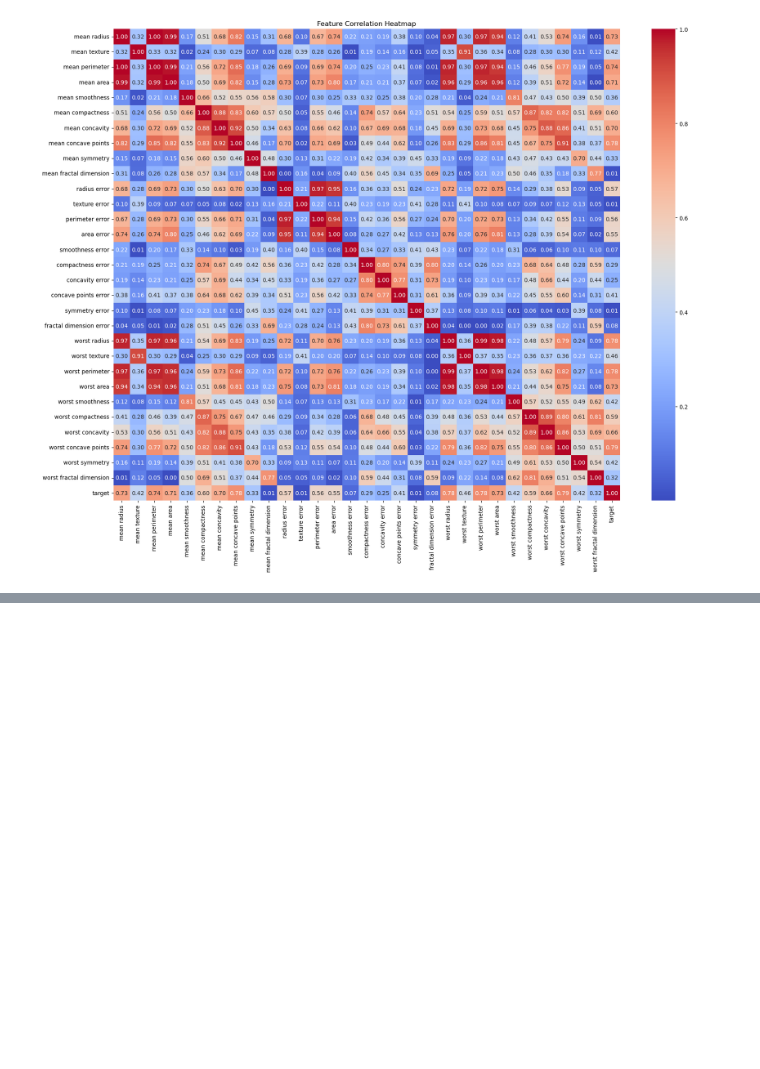
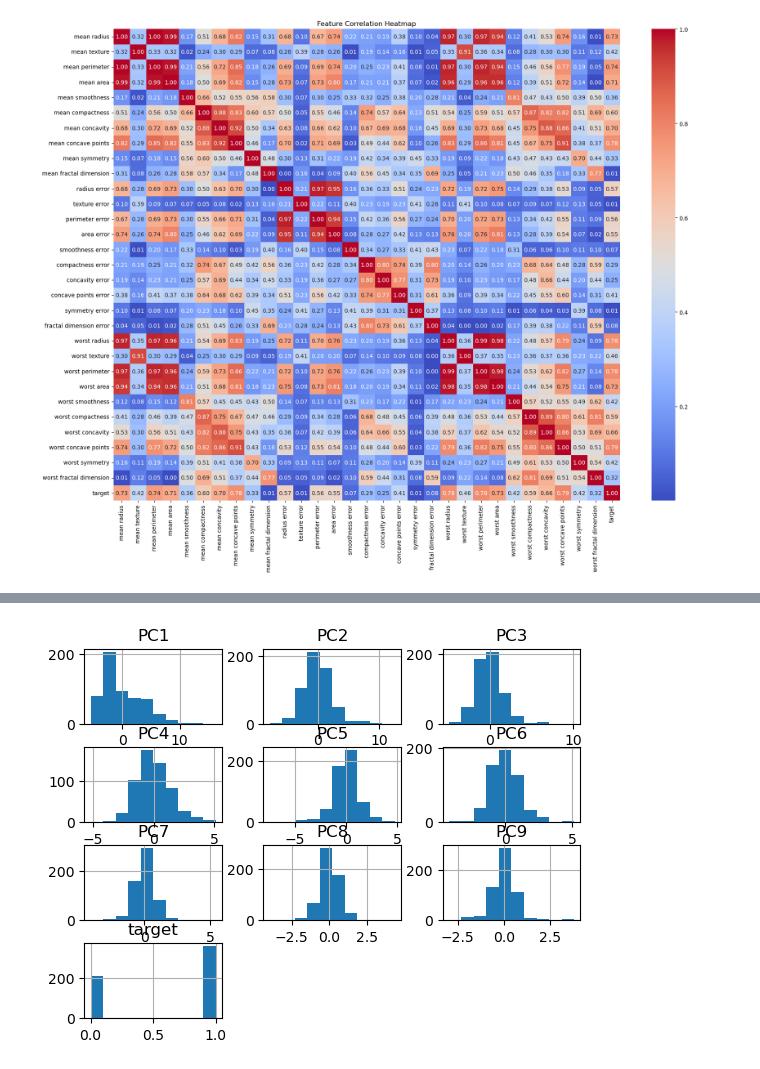
Before and after one commit to a-shygun/Datasets, a Jupyter notebook: test.ipynb, the cells around one changed output, grey strips where cells are left out. Cells and saved outputs as stored; diff of their text form; code cells hidden in the pictures; blank space fills up the shorter version.

```diff
--- a/test.ipynb
+++ b/test.ipynb
@@ -100,3 +187,7 @@ Explained Variance Ratio: [0.44272026 0.18971182 0.09393163 0.06602135 0.0549576
+# %%
+X_pca_df.hist();
+# %% [output]
+[figure, added]
 # %%
 corr_matrix = df.corr().abs()
 
```
Also changed, not shown: parts of 11 cells of this notebook.
